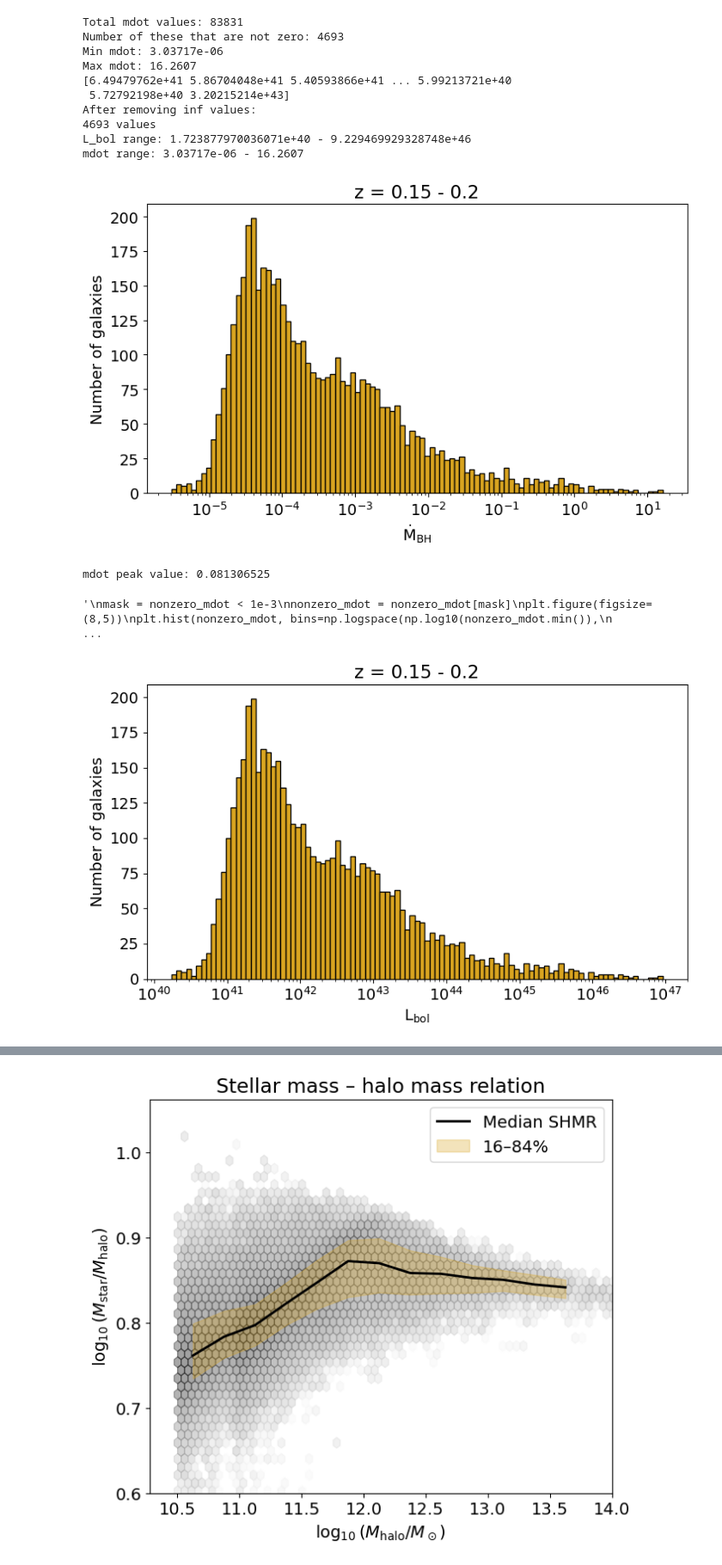
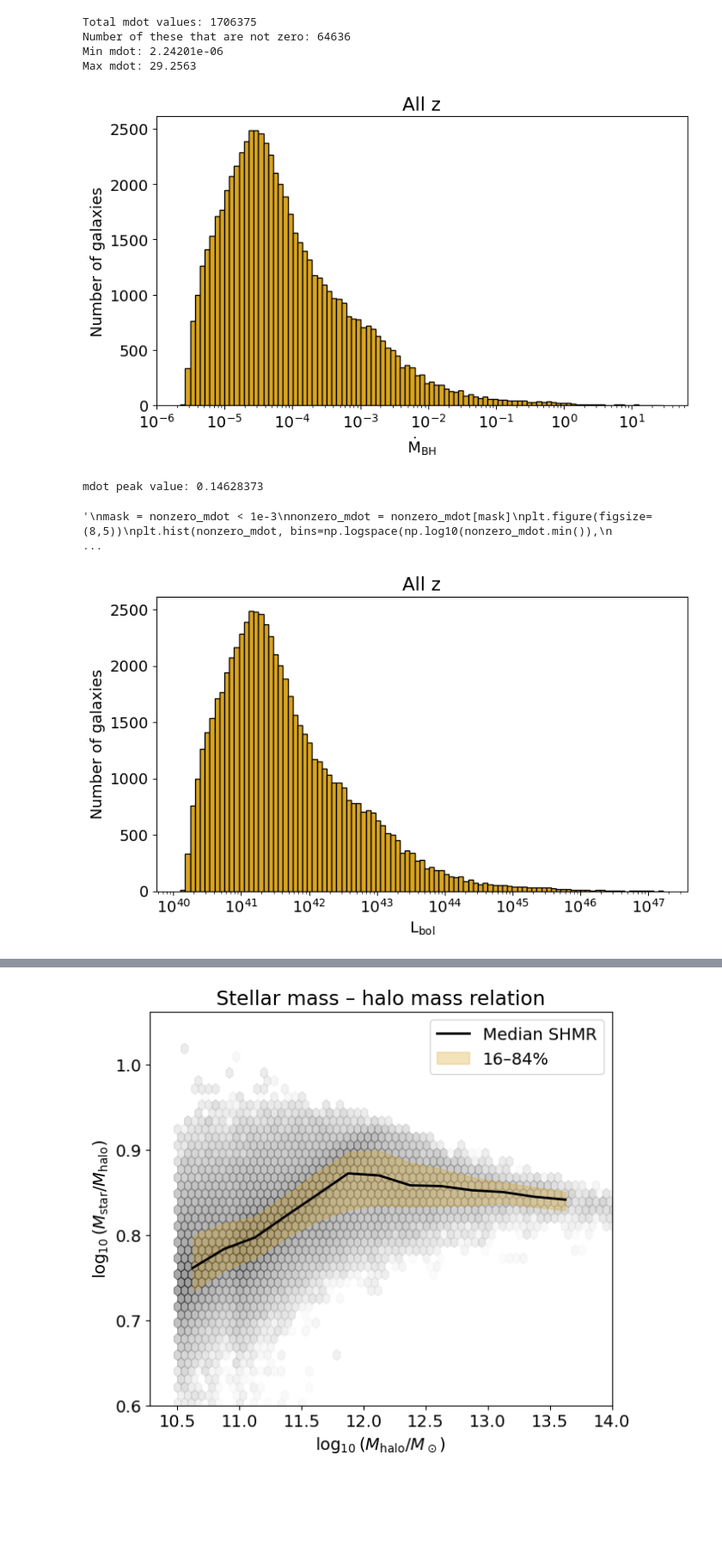
Before and after one commit to sophie-newman/cca-predoc, a Jupyter notebook: bolometric_corrections.ipynb, the cells around one changed output, grey strips where cells are left out. Shown: that part at 86% size. Cells and saved outputs as stored; diff of their text form; code cells hidden in the pictures; blank space fills up the shorter version.

Commit message:
plot by redshift

```diff
--- a/bolometric_corrections.ipynb
+++ b/bolometric_corrections.ipynb
@@ -65,8 +65,8 @@ print(len(mstar), len(mhalo))
 m_min = 10**11.5
 mask = mhalo > m_min
 
-mdot = mdot[mask]
-z = z[mask]
+#mdot = mdot[mask]
+#z = z[mask]
 print("Total number of galaxies after cut:", mdot.size)
 
 # Check volume of each subvolume
@@ -113,12 +113,11 @@ Max z: 0.227446
 # %%
-# Get mdot values in a given redshift interval
+# Get L_bol values
 
-zmin, zmax = 0.15, 0.2
-mdot_z = mdot[(z >= zmin) & (z <= zmax)]
+# Filter out zero mdot values to avoid issues with log scale
+nonzero_mdot = mdot[mdot > 0]
+z = z[mdot > 0]
 
-nonzero_mdot = mdot_z[mdot_z > 0]
-
-print('Total mdot values:', len(mdot_z))
+print('Total mdot values:', len(mdot))
 print('Number of these that are not zero:', len(nonzero_mdot) )
 
 print('Min mdot:', min(nonzero_mdot))
@@ -136,29 +135,11 @@ log_L_bol = (
     + 2 * np.log10(3e10)
 )
 L_bol = 10 ** log_L_bol
-
-print(L_bol)
-
-# Boolean mask: True where finite, False where inf/-inf/NaN
-mask = np.isfinite(L_bol)
-L_bol = L_bol[mask]
-nonzero_mdot = nonzero_mdot[mask]
-
-print('After removing inf values:')
-print(len(L_bol), 'values')
-print('L_bol range:', min(L_bol), '-', max(L_bol))
-print('mdot range:', min(nonzero_mdot), '-', max(nonzero_mdot))
 # %% [output]
-Total mdot values: 83831
-Number of these that are not zero: 4693
-Min mdot: 3.03717e-06
-Max mdot: 16.2607
-[6.49479762e+41 5.86704048e+41 5.40593866e+41 ... 5.99213721e+40
- 5.72792198e+40 3.20215214e+43]
-After removing inf values:
-4693 values
-L_bol range: 1.723877970036071e+40 - 9.229469929328748e+46
-mdot range: 3.03717e-06 - 16.2607
+Total mdot values: 1706375
+Number of these that are not zero: 64636
+Min mdot: 2.24201e-06
+Max mdot: 29.2563
 # %%
 # Histogram with log-scaled x-axis
 plt.figure(figsize=(8,5))
@@ -169,7 +150,7 @@ plt.hist(nonzero_mdot, bins=np.logspace(np.log10(nonzero_mdot.min()),
 plt.xscale("log")
 plt.xlabel(r"$\rm \dot{M}_{BH}$")
 plt.ylabel("Number of galaxies")
-plt.title(f'z = {zmin} - {zmax}')
+plt.title(f'All z')
 plt.tight_layout()
 plt.show()
 
@@ -196,21 +177,21 @@ plt.tight_layout()
 plt.show()
 """
 # %% [output]
-[figure, old version]
+[figure, new version]
-mdot peak value: 0.081306525
+mdot peak value: 0.14628373
 '\nmask = nonzero_mdot < 1e-3\nnonzero_mdot = nonzero_mdot[mask]\nplt.figure(figsize=(8,5))\nplt.hist(nonzero_mdot, bins=np.logspace(np.log10(nonzero_mdot.min()),\n                                     ...
 # %%
 # Histogram with log-scaled x-axis
 plt.figure(figsize=(8,5))
 plt.hist(L_bol, bins=np.logspace(np.log10(L_bol.min()),
                                            np.log10(L_bol.max()), 100),
          edgecolor="black",
          facecolor="#daa520")
 plt.xscale("log")
 plt.xlabel(r"$\rm L_{bol}$")
 plt.ylabel("Number of galaxies")
-plt.title(f'z = {zmin} - {zmax}')
+plt.title(f'All z')
 plt.tight_layout()
 plt.show()
 # %% [output]
-[figure, old version]
+[figure, new version]
```
Also changed, not shown: parts of 12 cells of this notebook.
